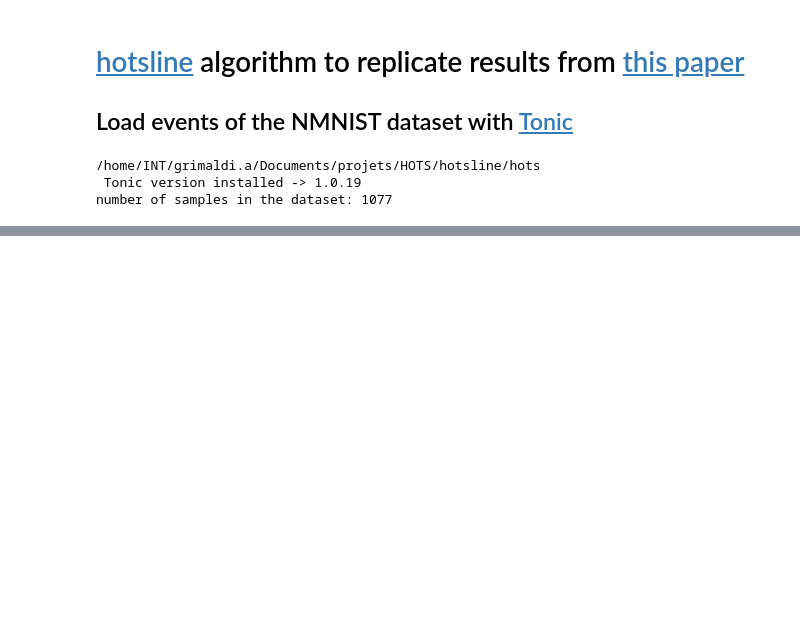
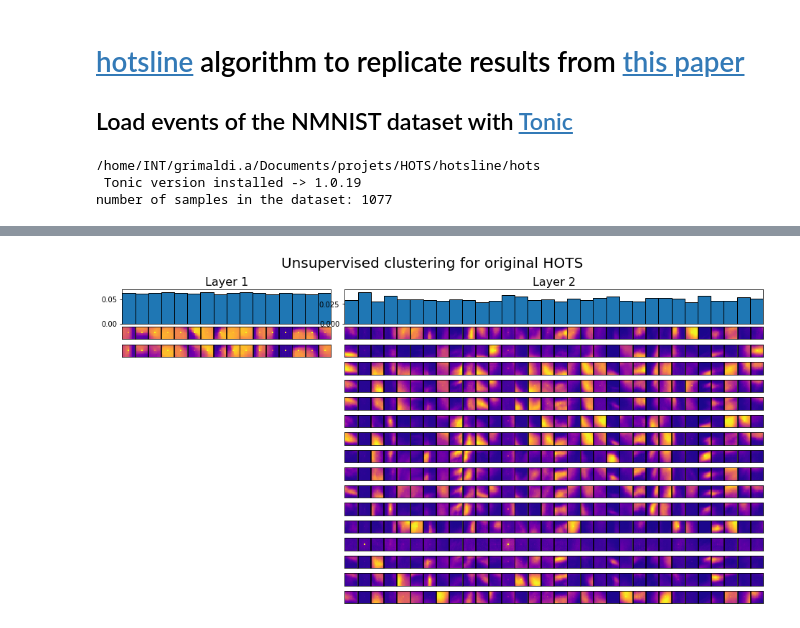
Before and after one commit to AntoineGrimaldi/hotsline, a Jupyter notebook: dev/2022-04-28_GESTURE_parameter_tuning.ipynb, the cells around one changed output, grey strips where cells are left out. Cells and saved outputs as stored; diff of their text form; code cells hidden in the pictures; blank space fills up the shorter version.

```diff
--- a/dev/2022-04-28_GESTURE_parameter_tuning.ipynb
+++ b/dev/2022-04-28_GESTURE_parameter_tuning.ipynb
@@ -91 +154,5 @@ KeyboardInterrupt:
+# %%
+hots.plotlayers();
+# %% [output]
+[figure, added]
 # %%
```
Also changed, not shown: parts of 4 cells of this notebook, 2 other files.
